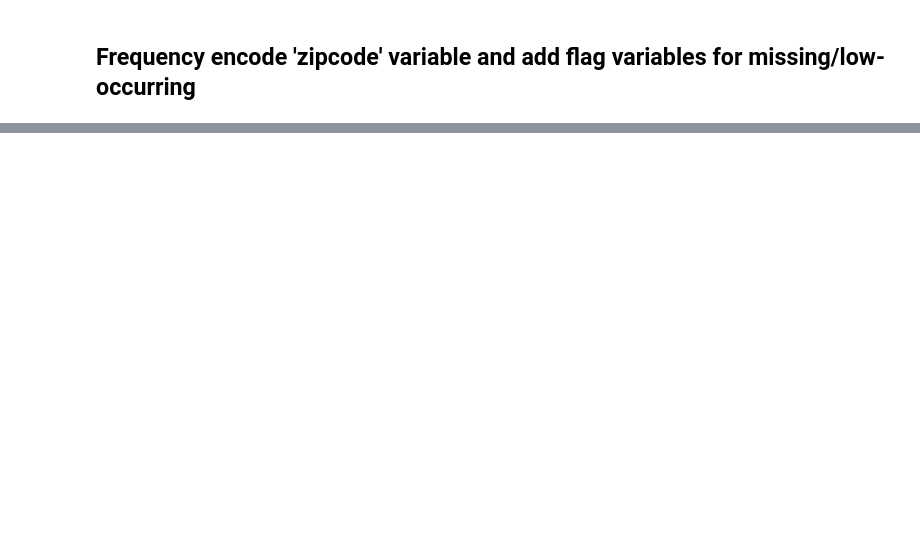
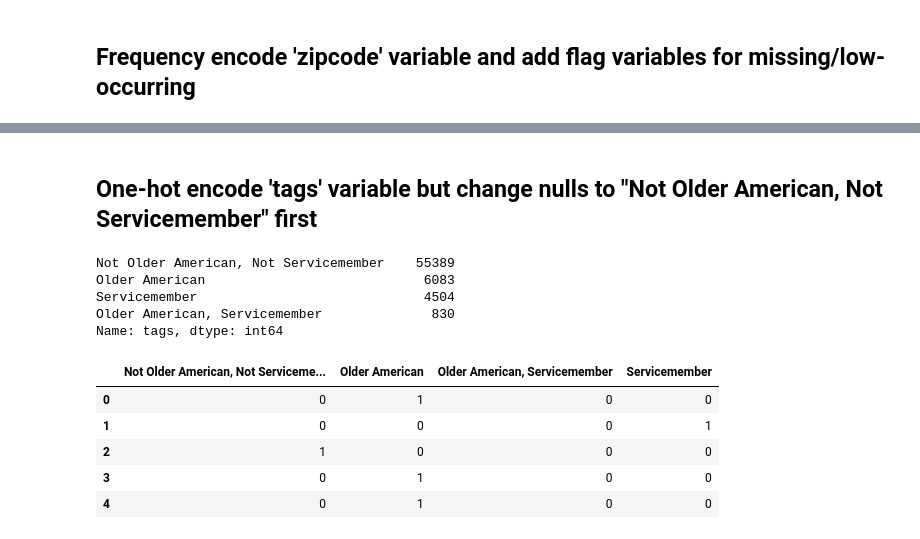
Before and after one commit to schellrw/consumer_complaints, a Jupyter notebook: 00_EDA_and_FE.ipynb, the cells around one changed output, grey strips where cells are left out. Saved outputs shown, nothing was run; the diff lists cells and outputs as text; code cells hidden in the pictures; blank space fills up the shorter version.

```diff
--- a/00_EDA_and_FE.ipynb
+++ b/00_EDA_and_FE.ipynb
@@ -613,3 +409,5 @@ df['zipcode_low_flag'] = np.where(
     1,
     0
 )
+# %% [markdown]
+## One-hot encode 'tags' variable but change nulls to "Not Older American, Not Servicemember" first
@@ -615,0 +416,8 @@ df['zipcode_low_flag'] = np.where(
+# %%
+df['tags'].value_counts()
+# %% [output]
+Not Older American, Not Servicemember    55389
+Older American                            6083
+Servicemember                             4504
+Older American, Servicemember              830
+Name: tags, dtype: int64
@@ -615,0 +427,9 @@ df['zipcode_low_flag'] = np.where(
+# %%
+tags_df.head()
+# %% [output]
+|  | Not Older American, Not Serviceme... | Older American | Older American, Servicemember | Servicemember |
+| 0 | 0 | 1 | 0 | 0 |
+| 1 | 0 | 0 | 0 | 1 |
+| 2 | 1 | 0 | 0 | 0 |
+| 3 | 0 | 1 | 0 | 0 |
+| 4 | 0 | 1 | 0 | 0 |
```
Also changed, not shown: parts of 47 cells of this notebook, 4 other files.
